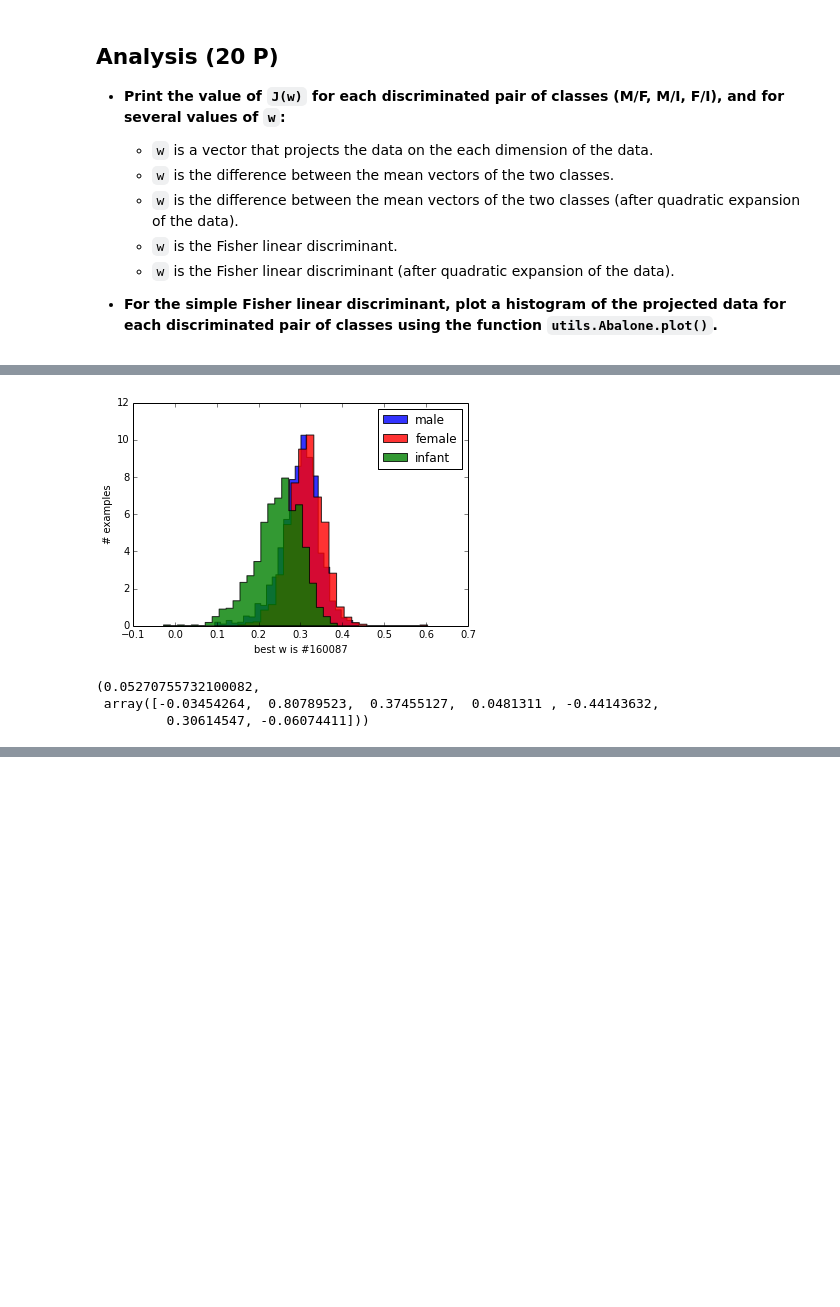
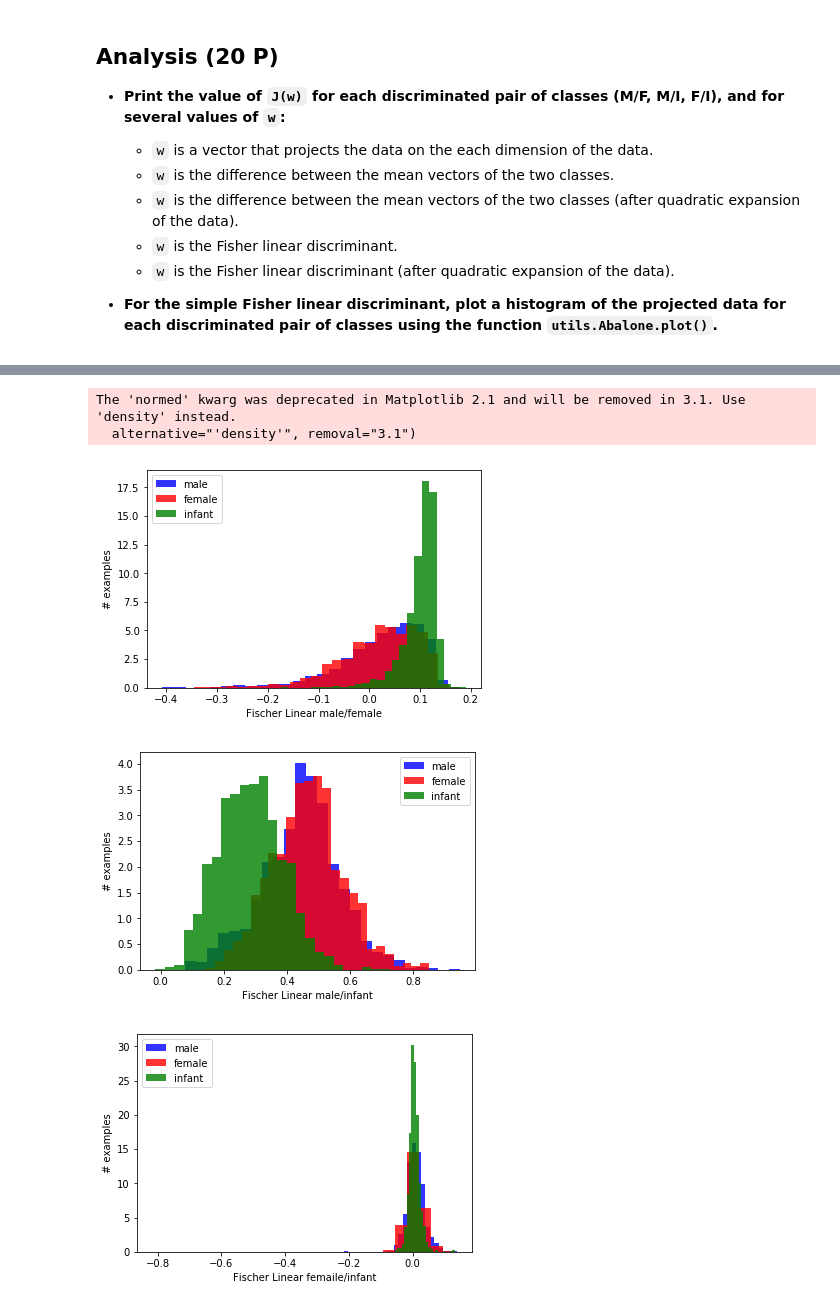
Before and after one commit to bakri92/ML1, a Jupyter notebook: exercise06/sheet06_prog_johan.ipynb, the cells around one changed output, grey strips where cells are left out. Saved outputs shown, nothing was run; the diff lists cells and outputs as text; code cells hidden in the pictures; blank space fills up the shorter version.

```diff
--- a/exercise06/sheet06_prog_johan.ipynb
+++ b/exercise06/sheet06_prog_johan.ipynb
@@ -113,13 +108,58 @@ ImportError: No module named solutions
-# %%
-# brute forcing random vectors
-ws = numpy.random.normal(size=(200000,7))
-ws /= ws.sum(axis=1)[:, numpy.newaxis]
-js = numpy.apply_along_axis(J, axis=0, arr=ws.T, X1=abalone.M, X2=abalone.F)
-wmax_i = js.argmax(axis=0)
-abalone.plot(ws[wmax_i],'best w is #'+str(wmax_i))
-js[wmax_i], ws[wmax_i]
-# %% [output]
-[figure, removed]
-(0.05270755732100082,
- array([-0.03454264,  0.80789523,  0.37455127,  0.0481311 , -0.44143632,
-         0.30614547, -0.06074411]))
+# %%
+pairs = [((abalone.M, abalone.F)), (abalone.M, abalone.I), (abalone.F, abalone.I)]
+pair_names = ["male/female", "male/infant", "femaile/infant"]
+
+print("w      M/F      M/I      F/I")
+print("-"*50)
+ws = numpy.eye(abalone.M.shape[1])
+for w in ws:
+    print("Dimension", end=" "*9)
+
+    for pair in pairs:
+        # vector that projects the data on each dimension
+        print("{0:.5f}".format(J(w,  *pair)), end=" "*5)
+    print("")
+
+print("-"*50)
+print("Means Linear", end=" "*6)
+for pair in pairs:
+    # w is difference between means
+    m1 = pair[0].mean(axis=0)
+    m2 = pair[1].mean(axis=0)
+    w = m1 - m2
+    print("{0:.5f}".format(J(w,  *pair)), end=" "*5)
+print("")
+
+print("Means Quadratic", end=" "*3)
+for pair in pairs:
+    # w is difference between means (after quad expansion)
+    quad_pair = (numpy.apply_along_axis(phi, axis=0, arr=pair[0]), numpy.apply_along_axis(phi, axis=0, arr=pair[1]))
+    m1 = quad_pair[0].mean(axis=0)
+    m2 = quad_pair[1].mean(axis=0)
+    w = m1 - m2
+    print("{0:.5f}".format(J(w,  *quad_pair)), end=" "*5)
+
+print("")
+print("-"*50)
+print("Fischer Linear", end=" "*4)
+for pair in pairs:
+    # fisher linear discriminant
+    ws = fisher(*pair)
+    js = numpy.apply_along_axis(J, axis=0, arr=ws, X1=pair[0], X2=pair[1])
+    print("{0:.5f}".format(js.max(axis=0)), end=" "*5)
+
+print("")
+print("Fischer Quadratic", end=" ")
+for pair in pairs:
+    # fisher linear discriminant (after quad expansion)
+    quad_pair = (numpy.apply_along_axis(phi, axis=0, arr=pair[0]), numpy.apply_along_axis(phi, axis=0, arr=pair[1]))
+    ws = fisher(*quad_pair)
+    js = numpy.apply_along_axis(J, axis=0, arr=ws, X1=pair[0], X2=pair[1])
+    print("{0:.5f}".format(js.max(axis=0)), end=" "*5)
+
+for pair in pairs:
+    # fisher linear discriminant
+    ws = fisher(*pair)
+    wmax_i = numpy.apply_along_axis(J, axis=0, arr=ws, X1=pair[0], X2=pair[1]).argmax(axis=0)
+    abalone.plot(ws[wmax_i], 'Fischer Linear '+pair_names.pop(0))
+# %% [output]
@@ -125,0 +181,5 @@ js[wmax_i], ws[wmax_i]
+The 'normed' kwarg was deprecated in Matplotlib 2.1 and will be removed in 3.1. Use 'density' instead.
+  alternative="'density'", removal="3.1")
+[figure, added]
+[figure, added]
+[figure, added]
```
Also changed, not shown: parts of 4 cells of this notebook.
